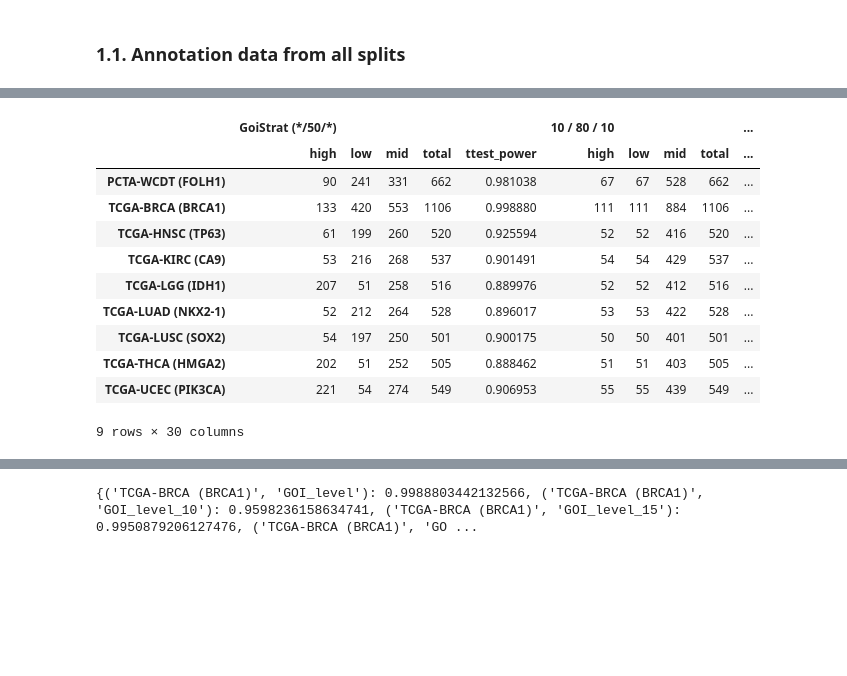
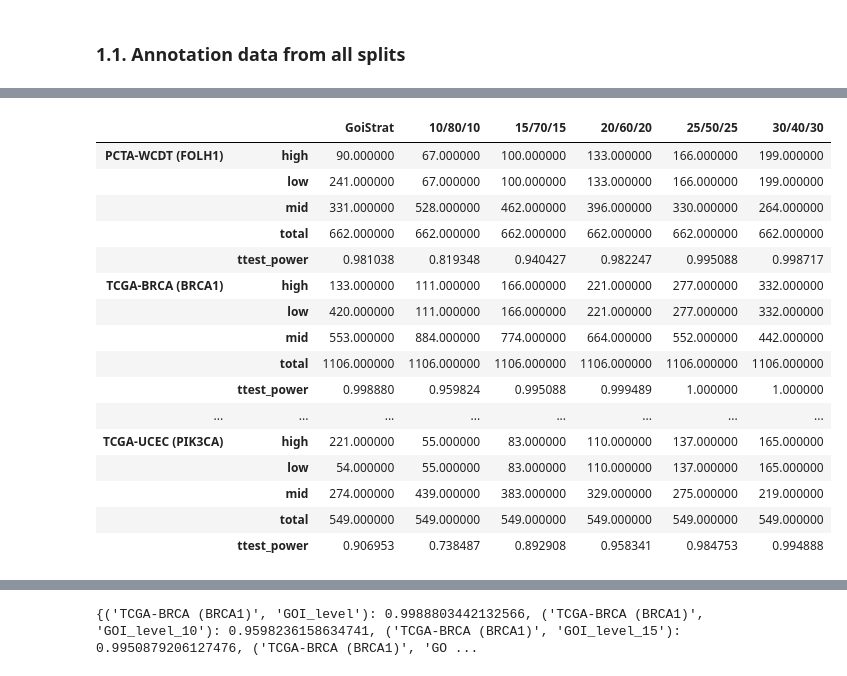
Before and after one commit to CarlosUziel/goi-strat, a Jupyter notebook: notebooks/methods_comparison.ipynb, the cells around one changed output, grey strips where cells are left out. Saved outputs shown, nothing was run; the diff lists cells and outputs as text; code cells hidden in the pictures; blank space fills up the shorter version.

```diff
--- a/notebooks/methods_comparison.ipynb
+++ b/notebooks/methods_comparison.ipynb
@@ -40,12 +40,12 @@ DATASETS_MARKERS: Dict[str, str] = {
 }
 PERCENTILES: Iterable[int] = (10, 15, 20, 25, 30)
 RENAME_DICT: Dict = {
-    "GOI_level": "GoiStrat (*/50/*)",
-    "GOI_level_10": "10 / 80 / 10",
-    "GOI_level_15": "15 / 70 / 15",
-    "GOI_level_20": "20 / 60 / 20",
-    "GOI_level_25": "25 / 50 / 25",
-    "GOI_level_30": "30 / 40 / 30",
+    "GOI_level": "GoiStrat",
+    "GOI_level_10": "10/80/10",
+    "GOI_level_15": "15/70/15",
+    "GOI_level_20": "20/60/20",
+    "GOI_level_25": "25/50/25",
+    "GOI_level_30": "30/40/30",
 }
 SAMPLE_TYPE: str = "prim"
 PALETTE_STR: str = "coolwarm"  # coolwarm or flare
@@ -161,29 +122,45 @@ display(group_counts_df)
 # %%
 # Unstack the second level of the row index to columns
 group_counts_df_unstacked = group_counts_df.unstack(level=1)
 
 # Swap the levels of the column index
 group_counts_df_unstacked.columns = group_counts_df_unstacked.columns.swaplevel(0, 1)
 
-# Sort the column index to ensure it is in the correct order
-group_counts_df_unstacked = group_counts_df_unstacked.sort_index(axis=1)
+# Sort the MultiIndex
+group_counts_df_unstacked = group_counts_df_unstacked.sort_index(
+    level=[0, 1], axis=1, ascending=[True, True]
+)
 
 group_counts_df_unstacked.columns = group_counts_df_unstacked.columns.set_levels(
     group_counts_df_unstacked.columns.levels[0].map(RENAME_DICT), level=0
 )
 
+group_counts_df_unstacked = group_counts_df_unstacked.stack()
+
 # Display the transformed DataFrame
 display(group_counts_df_unstacked)
+
+group_counts_df_unstacked.to_latex(
+    MULTI_DATASET_PATH / "table_1.tex",
+    bold_rows=True,
+    caption="Group sizes after multiple splitting strategies.",
+    label="table1",
+)
 # %% [output]
-|  | GoiStrat (*/50/*) |  |  |  |  | 10 / 80 / 10 |  |  |  | ... |
-|  | high | low | mid | total | ttest_power | high | low | mid | total | ... |
-| PCTA-WCDT (FOLH1) | 90 | 241 | 331 | 662 | 0.981038 | 67 | 67 | 528 | 662 | ... |
-| TCGA-BRCA (BRCA1) | 133 | 420 | 553 | 1106 | 0.998880 | 111 | 111 | 884 | 1106 | ... |
-| TCGA-HNSC (TP63) | 61 | 199 | 260 | 520 | 0.925594 | 52 | 52 | 416 | 520 | ... |
-| TCGA-KIRC (CA9) | 53 | 216 | 268 | 537 | 0.901491 | 54 | 54 | 429 | 537 | ... |
-| TCGA-LGG (IDH1) | 207 | 51 | 258 | 516 | 0.889976 | 52 | 52 | 412 | 516 | ... |
-| TCGA-LUAD (NKX2-1) | 52 | 212 | 264 | 528 | 0.896017 | 53 | 53 | 422 | 528 | ... |
-| TCGA-LUSC (SOX2) | 54 | 197 | 250 | 501 | 0.900175 | 50 | 50 | 401 | 501 | ... |
-| TCGA-THCA (HMGA2) | 202 | 51 | 252 | 505 | 0.888462 | 51 | 51 | 403 | 505 | ... |
-| TCGA-UCEC (PIK3CA) | 221 | 54 | 274 | 549 | 0.906953 | 55 | 55 | 439 | 549 | ... |
+|  |  | GoiStrat | 10/80/10 | 15/70/15 | 20/60/20 | 25/50/25 | 30/40/30 |
+| PCTA-WCDT (FOLH1) | high | 90.000000 | 67.000000 | 100.000000 | 133.000000 | 166.000000 | 199.000000 |
+|  | low | 241.000000 | 67.000000 | 100.000000 | 133.000000 | 166.000000 | 199.000000 |
+|  | mid | 331.000000 | 528.000000 | 462.000000 | 396.000000 | 330.000000 | 264.000000 |
+|  | total | 662.000000 | 662.000000 | 662.000000 | 662.000000 | 662.000000 | 662.000000 |
+|  | ttest_power | 0.981038 | 0.819348 | 0.940427 | 0.982247 | 0.995088 | 0.998717 |
+| TCGA-BRCA (BRCA1) | high | 133.000000 | 111.000000 | 166.000000 | 221.000000 | 277.000000 | 332.000000 |
+|  | low | 420.000000 | 111.000000 | 166.000000 | 221.000000 | 277.000000 | 332.000000 |
+|  | mid | 553.000000 | 884.000000 | 774.000000 | 664.000000 | 552.000000 | 442.000000 |
+|  | total | 1106.000000 | 1106.000000 | 1106.000000 | 1106.000000 | 1106.000000 | 1106.000000 |
+|  | ttest_power | 0.998880 | 0.959824 | 0.995088 | 0.999489 | 1.000000 | 1.000000 |
+| ... | ... | ... | ... | ... | ... | ... | ... |
+| TCGA-UCEC (PIK3CA) | high | 221.000000 | 55.000000 | 83.000000 | 110.000000 | 137.000000 | 165.000000 |
+|  | low | 54.000000 | 55.000000 | 83.000000 | 110.000000 | 137.000000 | 165.000000 |
+|  | mid | 274.000000 | 439.000000 | 383.000000 | 329.000000 | 275.000000 | 219.000000 |
+|  | total | 549.000000 | 549.000000 | 549.000000 | 549.000000 | 549.000000 | 549.000000 |
+|  | ttest_power | 0.906953 | 0.738487 | 0.892908 | 0.958341 | 0.984753 | 0.994888 |
-9 rows × 30 columns
```
Also changed, not shown: parts of 7 cells of this notebook, 1 other file.
